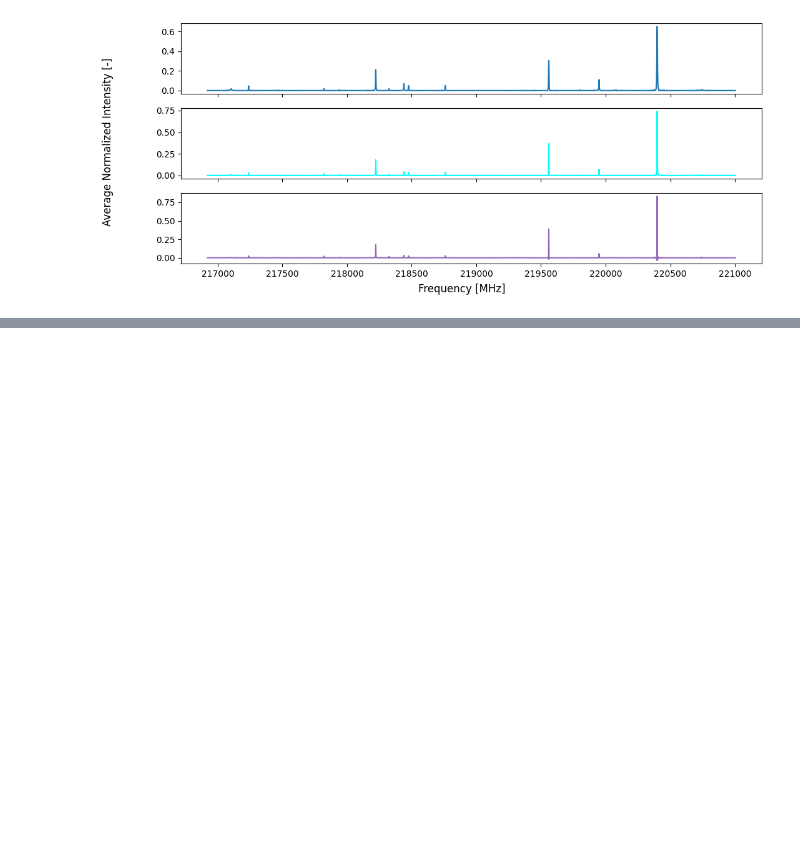
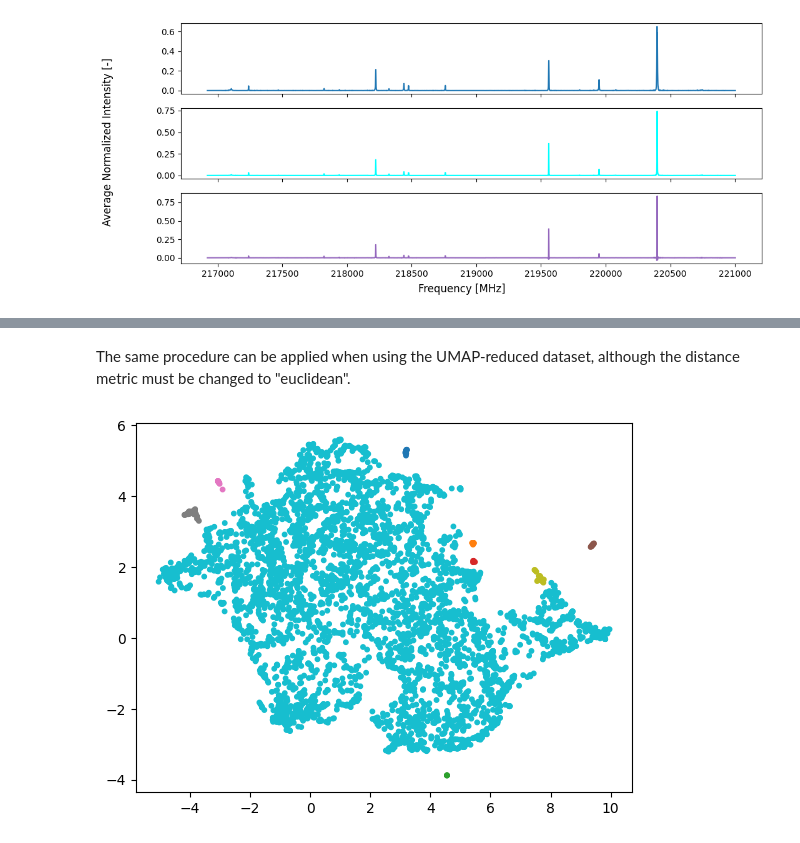
Before and after one commit to javialonso05/MSc-Thesis, a Jupyter notebook: modeling.ipynb, the cells around one changed output, grey strips where cells are left out. Saved outputs shown, nothing was run; the diff lists cells and outputs as text; code cells hidden in the pictures; blank space fills up the shorter version.

```diff
--- a/modeling.ipynb
+++ b/modeling.ipynb
@@ -314,0 +383,9 @@ plt.show()
+# %% [markdown]
+The same procedure can be applied when using the UMAP-reduced dataset, although the distance metric must be changed to "euclidean".
+# %%
+model = CustomAgglomerativeClustering(k0_neighbors=2, k_neighbors=12, distance_metric='euclidean').fit(euclidean_umap)
+
+plt.scatter(euclidean_umap[:, 0], euclidean_umap[:, 1], c=model.labels_, s=10, cmap='tab10')
+plt.show()
+# %% [output]
+[figure, added]
```
Also changed, not shown: parts of 18 cells of this notebook, 3 other files.
